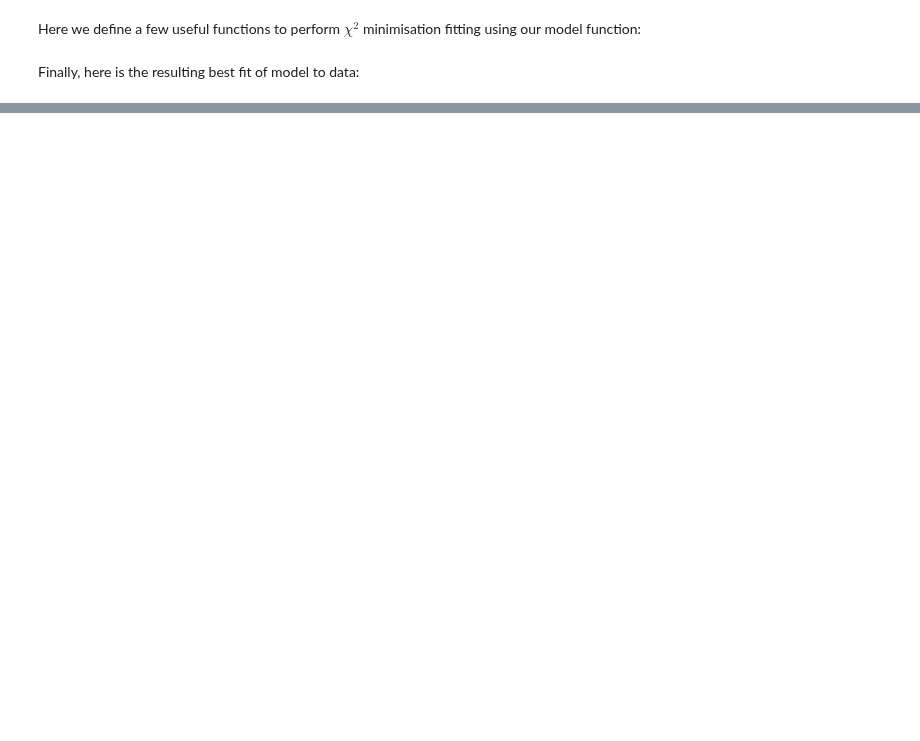
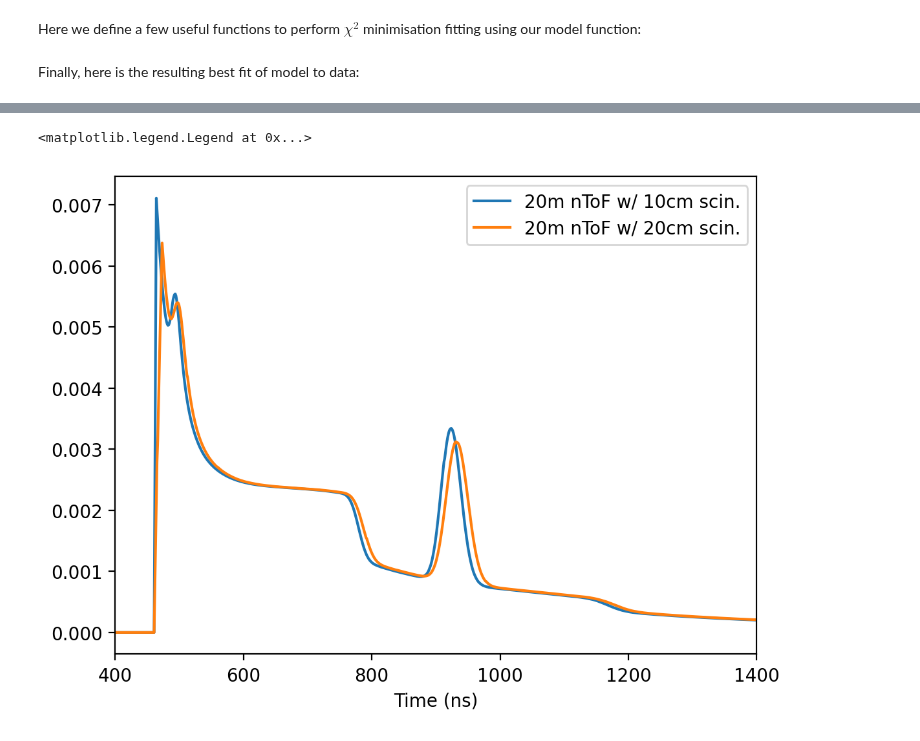
Before and after one commit to aidancrilly/NeSST, a Jupyter notebook: example/NeSST Guide.ipynb, the cells around one changed output, grey strips where cells are left out. Cells and saved outputs as stored; diff of their text form; code cells hidden in the pictures; blank space fills up the shorter version.

Commit message:
Added time of flight class, see issue #12

```diff
--- a/example/NeSST Guide.ipynb
+++ b/example/NeSST Guide.ipynb
@@ -443,0 +458,25 @@ True: 200000.0, Fit: 199798.51367999645
+# %%
+nToF_distance = 20.0 # m
+flat_sens = nst.time_of_flight.get_unity_sensitivity()
+tophat_10cmthickscintillator = nst.time_of_flight.get_transit_time_tophat_IRF(scintillator_thickness=0.1)
+tophat_20cmthickscintillator = nst.time_of_flight.get_transit_time_tophat_IRF(scintillator_thickness=0.5)
+# %%
+E_ntof = np.linspace(1.0,10.0,500)
+dNdE = DT_spec_fit.model(E_ntof,rhoL,P1,vbar,dv,fT,fD,Yn)
+
+plt.figure(dpi=200)
+
+test_20m_nToF = nst.time_of_flight.nToF(nToF_distance,flat_sens,tophat_10cmthickscintillator)
+t_det,normt_det,signal = test_20m_nToF.get_signal(E_ntof,dNdE)
+plt.plot(t_det/1e-9,signal,label='20m nToF w/ 10cm scin.')
+
+test_20m_nToF = nst.time_of_flight.nToF(nToF_distance,flat_sens,tophat_20cmthickscintillator)
+t_det,normt_det,signal = test_20m_nToF.get_signal(E_ntof,dNdE)
+plt.plot(t_det/1e-9,signal,label='20m nToF w/ 20cm scin.')
+
+plt.xlim(400,1400)
+plt.xlabel("Time (ns)")
+plt.legend()
+# %% [output]
+<matplotlib.legend.Legend at 0x...>
+[figure, added]
```
Also changed, not shown: parts of 12 cells of this notebook, 4 other files.
